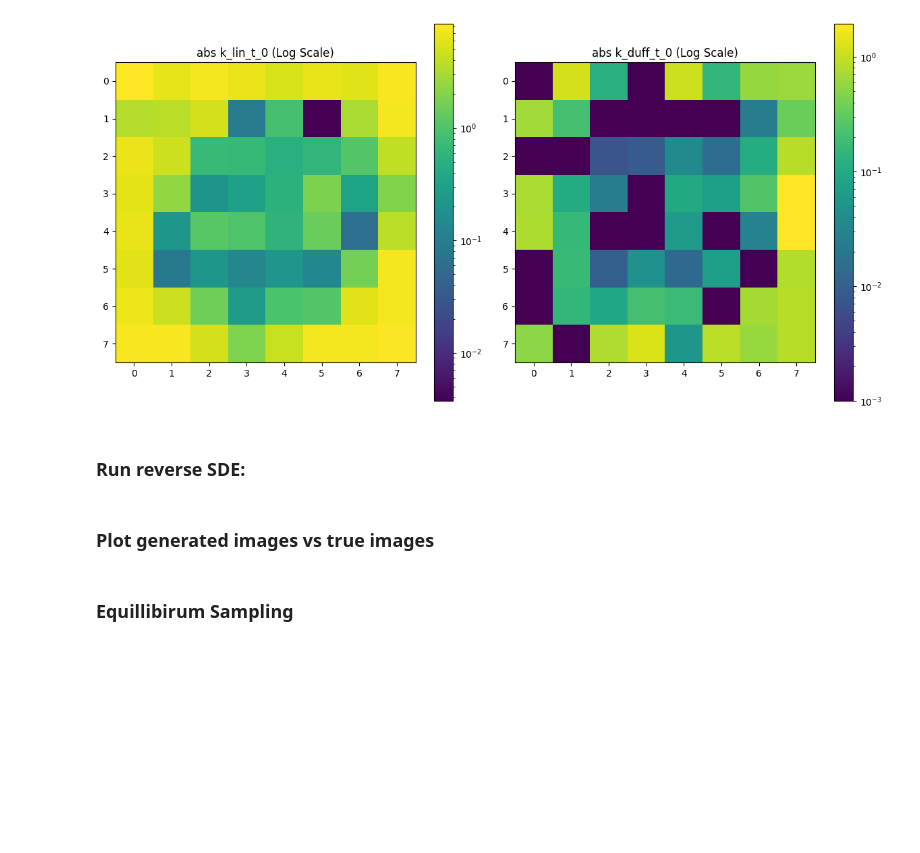
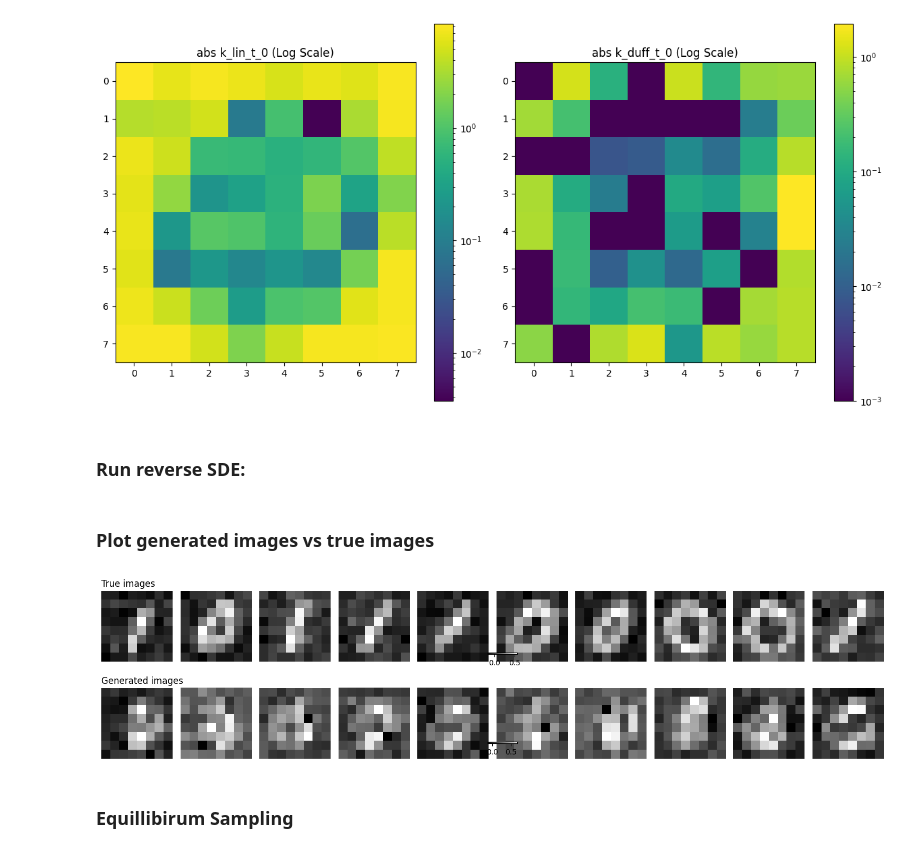
Before and after one commit to cyboesch/oscillator_dev, a Jupyter notebook: mechanical-p-bit/projects/physical-diffusion-models/overdamped-duffing-network-non-equilibirium-MNIST.ipynb, the cells around one changed output. Saved outputs shown, nothing was run; the diff lists cells and outputs as text; code cells hidden in the pictures; blank space fills up the shorter version.

```diff
--- a/mechanical-p-bit/projects/physical-diffusion-models/overdamped-duffing-network-non-equilibirium-MNIST.ipynb
+++ b/mechanical-p-bit/projects/physical-diffusion-models/overdamped-duffing-network-non-equilibirium-MNIST.ipynb
@@ -487,8 +487,8 @@ vectorized_solve_SDE = vmap(
         t1,
         ts.shape[0],
         dt0,
-        rtol=1e-4,
-        atol=1e-7
+        rtol=1e-6,
+        atol=1e-9
     ),
     in_axes=(0, 0)
 )
@@ -505,30 +505,38 @@ images_generated = final_states_rescaled.reshape(-1, 8, 8)
 # %%
 # Plot a few examples
 num_examples = 10  # number of examples to display
 fig, axes = plt.subplots(2, num_examples, figsize=(15, 4))  # Create a 2-row grid
 
 # Plot true images
 for i in range(num_examples):
     img = images_true[i]
     if img.shape[-1] == 1:
         img = img.squeeze(-1)
-    axes[0, i].imshow(np.array(img), cmap='gray')
+    im = axes[0, i].imshow(np.array(img), cmap='gray')
     axes[0, i].axis('off')
+
+# Add color bar for true images
+fig.colorbar(im, ax=axes[0, :], orientation='horizontal', fraction=0.02, pad=0.04)
 
 # Plot generated images
 for i in range(num_examples):
     img_generated = images_generated[i]
     if img_generated.shape[-1] == 1:
         img_generated = img_generated.squeeze(-1)
-    axes[1, i].imshow(np.array(img_generated), cmap='gray')
+    im = axes[1, i].imshow(np.array(img_generated), cmap='gray')
     axes[1, i].axis('off')
+
+# Add color bar for generated images
+fig.colorbar(im, ax=axes[1, :], orientation='horizontal', fraction=0.02, pad=0.04)
 
 # Add titles
 axes[0, 0].set_title("True images", loc='left', fontsize=12)
 axes[1, 0].set_title("Generated images", loc='left', fontsize=12)
 
 plt.tight_layout()
 plt.show()
+# %% [output]
+[figure, added]
 # %% [markdown]
 ### Equillibirum Sampling
 # %%
```
Also changed, not shown: parts of 2 cells of this notebook.
